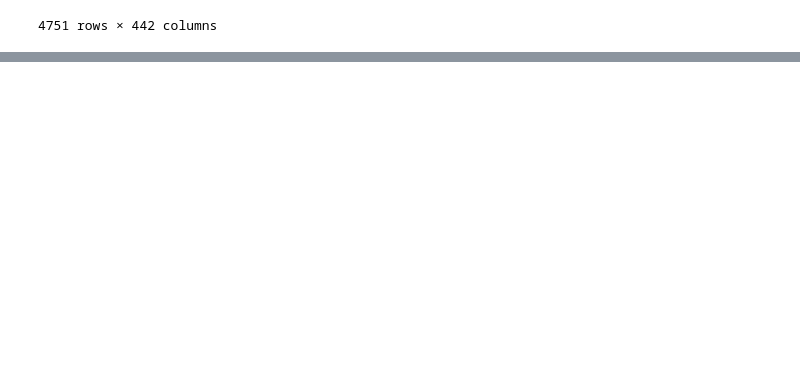
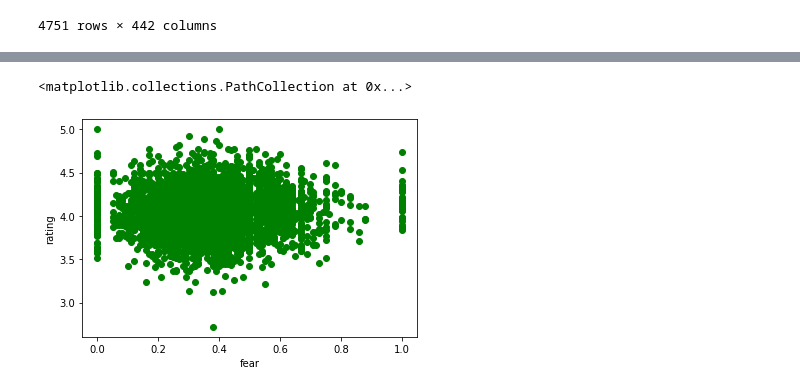
Before and after one commit to wrackspurt/books_estimator, a Jupyter notebook: cross_validation.ipynb, the cells around one changed output, grey strips where cells are left out. Cells and saved outputs as stored; diff of their text form; code cells hidden in the pictures; blank space fills up the shorter version.

```diff
--- a/cross_validation.ipynb
+++ b/cross_validation.ipynb
@@ -415,0 +47,7 @@ kf_results
+# %%
+plt.xlabel('fear')
+plt.ylabel('rating')
+plt.scatter(ds['fear'], ds['book_rating'], color='green')
+# %% [output]
+<matplotlib.collections.PathCollection at 0x...>
+[figure, added]
```
Also changed, not shown: parts of 93 cells of this notebook, 2 other files.
